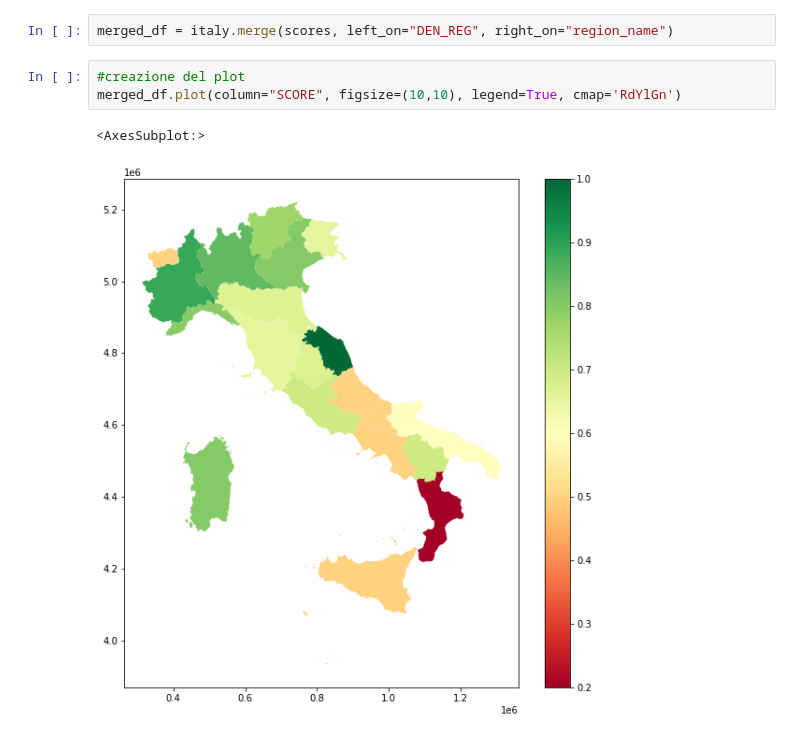
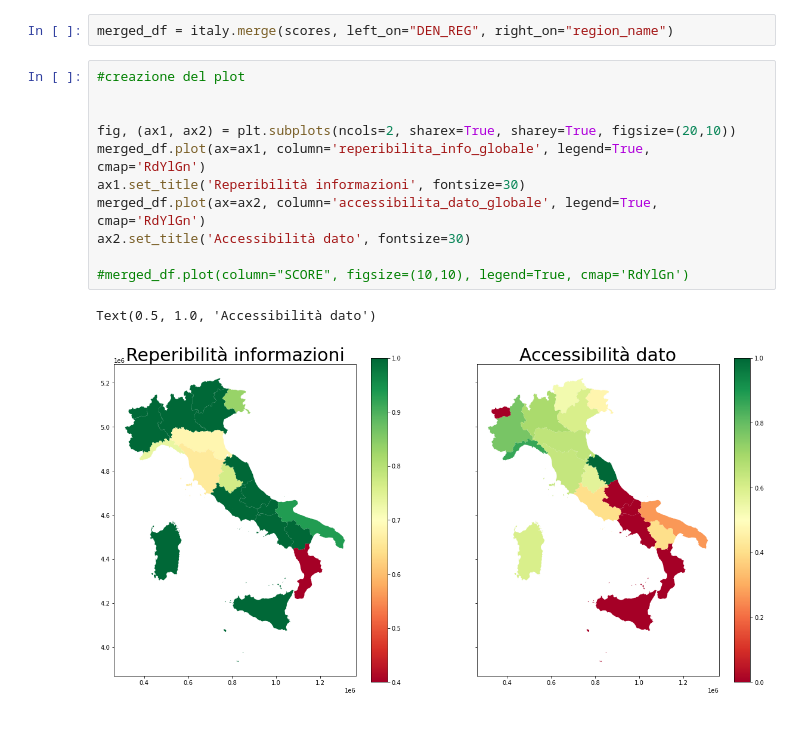
Before and after one commit to FBosso/LandCover_LandUse_Italy, a Jupyter notebook: updated_scores.ipynb, the cells around one changed output. Cells and saved outputs as stored; diff of their text form.

```diff
--- a/updated_scores.ipynb
+++ b/updated_scores.ipynb
@@ -254,7 +261,15 @@ scores
 merged_df = italy.merge(scores, left_on="DEN_REG", right_on="region_name")
 # %%
 #creazione del plot
-merged_df.plot(column="SCORE", figsize=(10,10), legend=True, cmap='RdYlGn')
+
+
+fig, (ax1, ax2) = plt.subplots(ncols=2, sharex=True, sharey=True, figsize=(20,10))
+merged_df.plot(ax=ax1, column='reperibilita_info_globale', legend=True, cmap='RdYlGn')
+ax1.set_title('Reperibilità informazioni', fontsize=30)
+merged_df.plot(ax=ax2, column='accessibilita_dato_globale', legend=True, cmap='RdYlGn')
+ax2.set_title('Accessibilità dato', fontsize=30)
+
+#merged_df.plot(column="SCORE", figsize=(10,10), legend=True, cmap='RdYlGn')
 # %% [output]
-<AxesSubplot:>
+Text(0.5, 1.0, 'Accessibilità dato')
-[figure, old version]
+[figure, new version]
```
Also changed, not shown: parts of 13 cells of this notebook, 2 other files.
